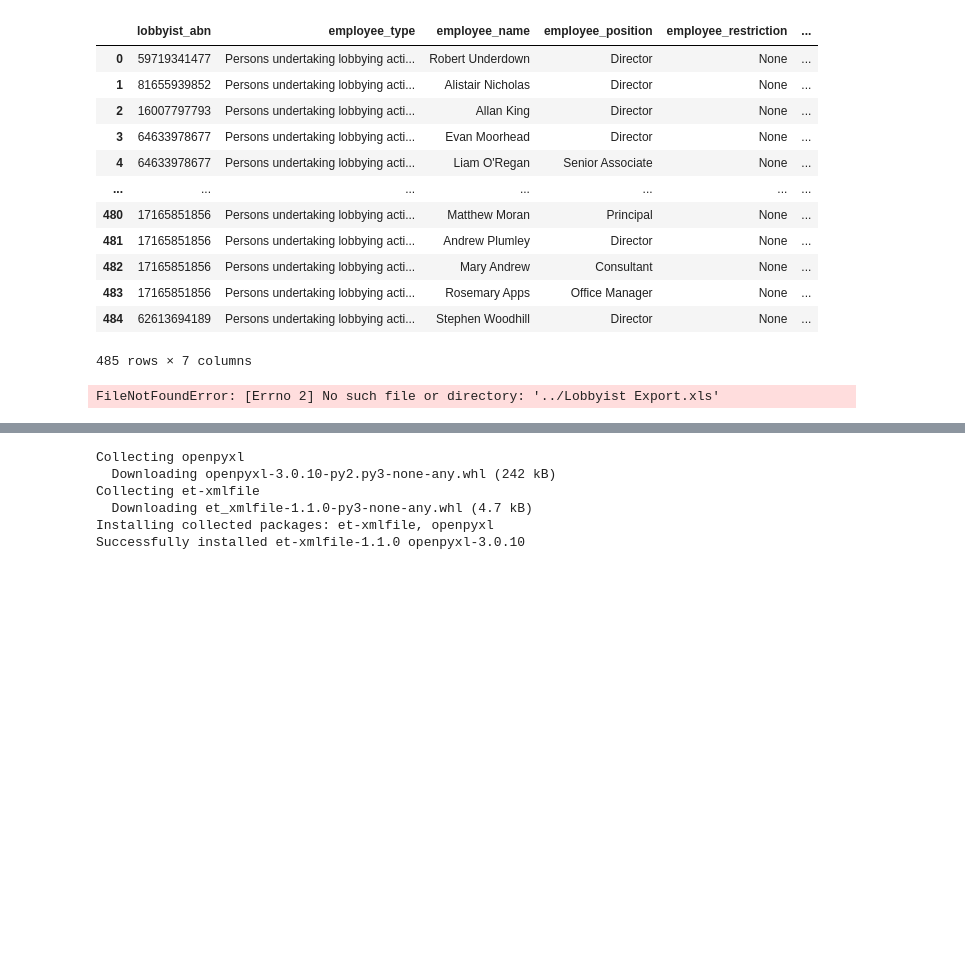
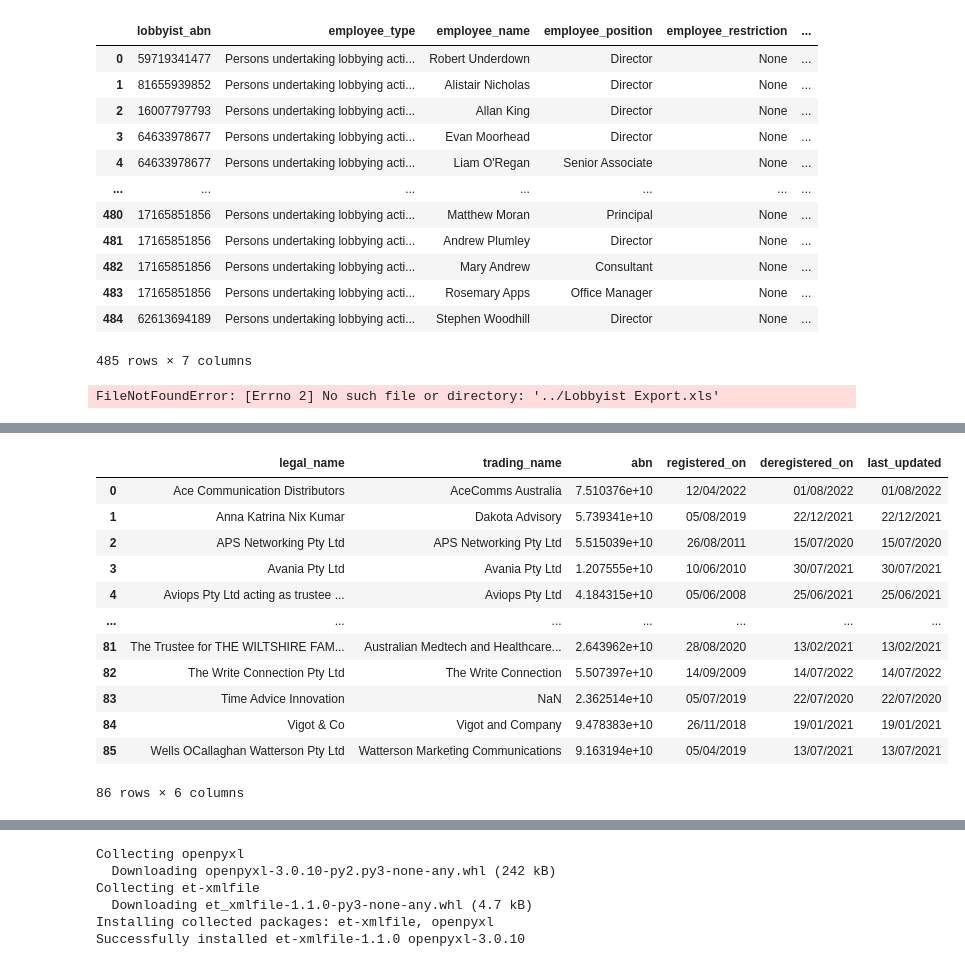
Before and after one commit to sjeruto/ARDC-Project, a Jupyter notebook: notebooks/mg_workbook.ipynb, the cells around one changed output, grey strips where cells are left out. Drawn from its saved outputs; the diff is of its cells as text; code cells hidden in the pictures; blank space fills up the shorter version.

```diff
--- a/notebooks/mg_workbook.ipynb
+++ b/notebooks/mg_workbook.ipynb
@@ -91,3 +91,26 @@ organisations_df
+# %%
+organisations_df = pd.read_excel('../Downloadable Lobbyist Register.xlsx', sheet_name='Deregistered Organisations', header=7)
+organisations_df.columns = organisations_df.columns.str.replace(' ', '_')
+organisations_df.columns = organisations_df.columns.str.lower()
+organisations_df.columns = organisations_df.columns.str.replace(':', '')
+organisations_df = organisations_df[[c for c in organisations_df.columns if c not in ['unnamed_0']]]
+organisations_df.abn = pd.to_numeric(organisations_df.abn.str.replace(' ', ''))
+organisations_df['last_updated'] = organisations_df.deregistered_on
+organisations_df
+# %% [output]
+|  | legal_name | trading_name | abn | registered_on | deregistered_on | last_updated |
+| 0 | Ace Communication Distributors | AceComms Australia | 7.510376e+10 | 12/04/2022 | 01/08/2022 | 01/08/2022 |
+| 1 | Anna Katrina Nix Kumar | Dakota Advisory | 5.739341e+10 | 05/08/2019 | 22/12/2021 | 22/12/2021 |
+| 2 | APS Networking Pty Ltd | APS Networking Pty Ltd | 5.515039e+10 | 26/08/2011 | 15/07/2020 | 15/07/2020 |
+| 3 | Avania Pty Ltd | Avania Pty Ltd | 1.207555e+10 | 10/06/2010 | 30/07/2021 | 30/07/2021 |
+| 4 | Aviops Pty Ltd acting as trustee ... | Aviops Pty Ltd | 4.184315e+10 | 05/06/2008 | 25/06/2021 | 25/06/2021 |
+| ... | ... | ... | ... | ... | ... | ... |
+| 81 | The Trustee for THE WILTSHIRE FAM... | Australian Medtech and Healthcare... | 2.643962e+10 | 28/08/2020 | 13/02/2021 | 13/02/2021 |
+| 82 | The Write Connection Pty Ltd | The Write Connection | 5.507397e+10 | 14/09/2009 | 14/07/2022 | 14/07/2022 |
+| 83 | Time Advice Innovation | NaN | 2.362514e+10 | 05/07/2019 | 22/07/2020 | 22/07/2020 |
+| 84 | Vigot & Co | Vigot and Company | 9.478383e+10 | 26/11/2018 | 19/01/2021 | 19/01/2021 |
+| 85 | Wells OCallaghan Watterson Pty Ltd | Watterson Marketing Communications | 9.163194e+10 | 05/04/2019 | 13/07/2021 | 13/07/2021 |
+86 rows × 6 columns
 # %%
 employees_df = pd.read_excel('../Downloadable Lobbyist Register.xlsx', sheet_name='Lobbyists', header=7)
 employees_df.columns = employees_df.columns.str.replace(' ', '_')
```
Also changed, not shown: parts of 3 cells of this notebook, 3 other files.
